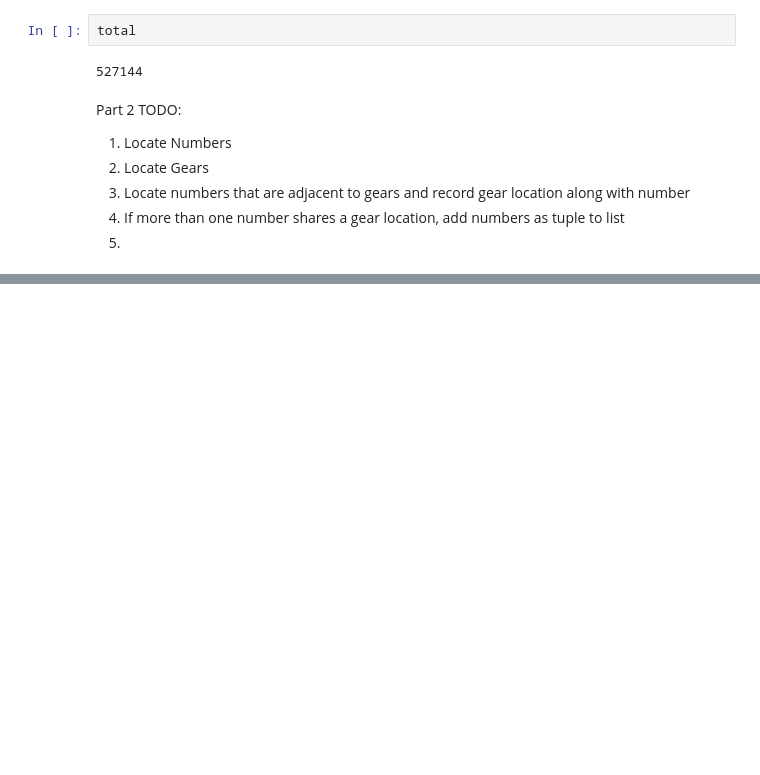
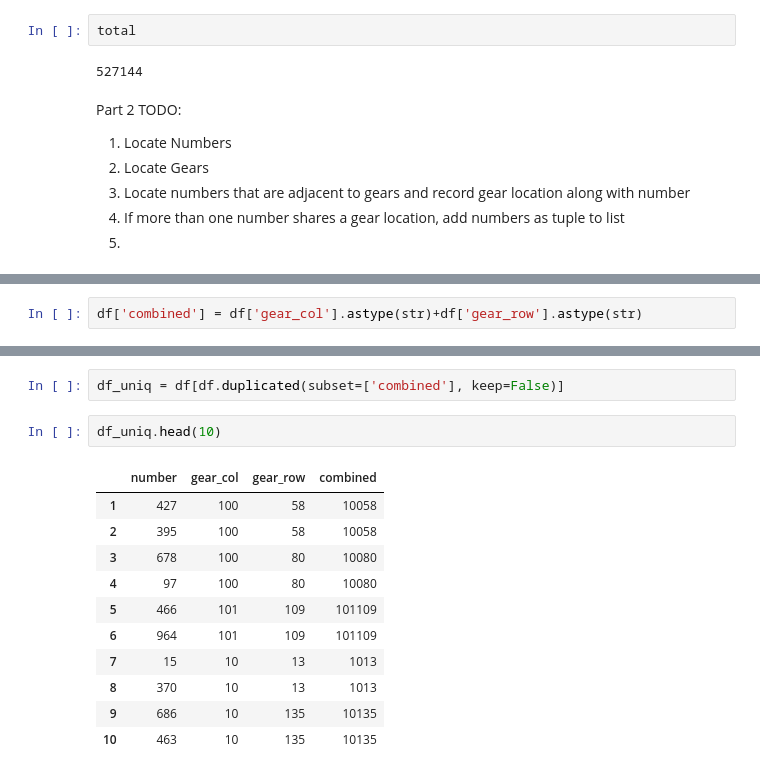
Before and after one commit to alex-geodev/aoc-2023, a Jupyter notebook: Day3/day3.ipynb, the cells around one changed output, grey strips where cells are left out. Saved outputs shown, nothing was run; the diff lists cells and outputs as text; blank space fills up the shorter version.

```diff
--- a/Day3/day3.ipynb
+++ b/Day3/day3.ipynb
@@ -262,0 +311,2 @@ def get_gear_indexes(row):
+# %%
+df['combined'] = df['gear_col'].astype(str)+df['gear_row'].astype(str)
@@ -262,0 +331,16 @@ def get_gear_indexes(row):
+# %%
+df_uniq = df[df.duplicated(subset=['combined'], keep=False)]
+# %%
+df_uniq.head(10)
+# %% [output]
+|  | number | gear_col | gear_row | combined |
+| 1 | 427 | 100 | 58 | 10058 |
+| 2 | 395 | 100 | 58 | 10058 |
+| 3 | 678 | 100 | 80 | 10080 |
+| 4 | 97 | 100 | 80 | 10080 |
+| 5 | 466 | 101 | 109 | 101109 |
+| 6 | 964 | 101 | 109 | 101109 |
+| 7 | 15 | 10 | 13 | 1013 |
+| 8 | 370 | 10 | 13 | 1013 |
+| 9 | 686 | 10 | 135 | 10135 |
+| 10 | 463 | 10 | 135 | 10135 |
```
Also changed, not shown: parts of 17 cells of this notebook.
